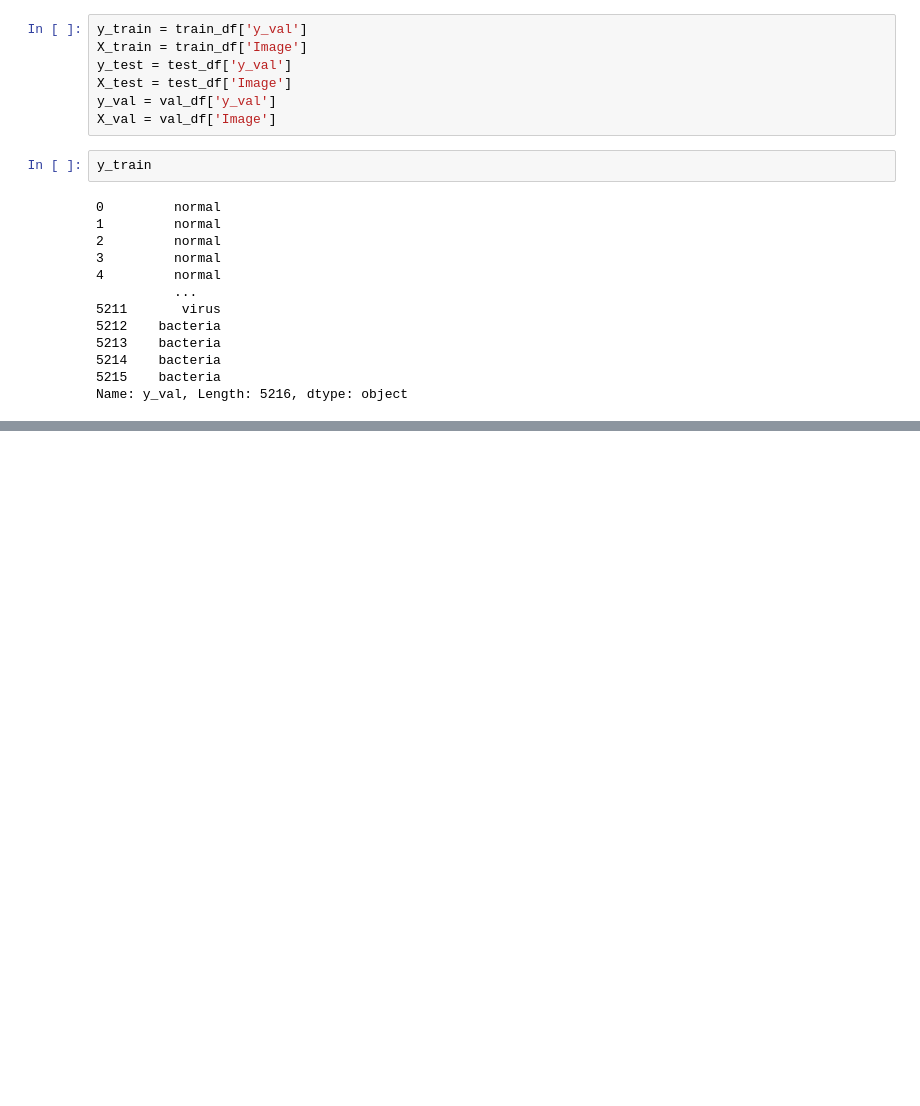
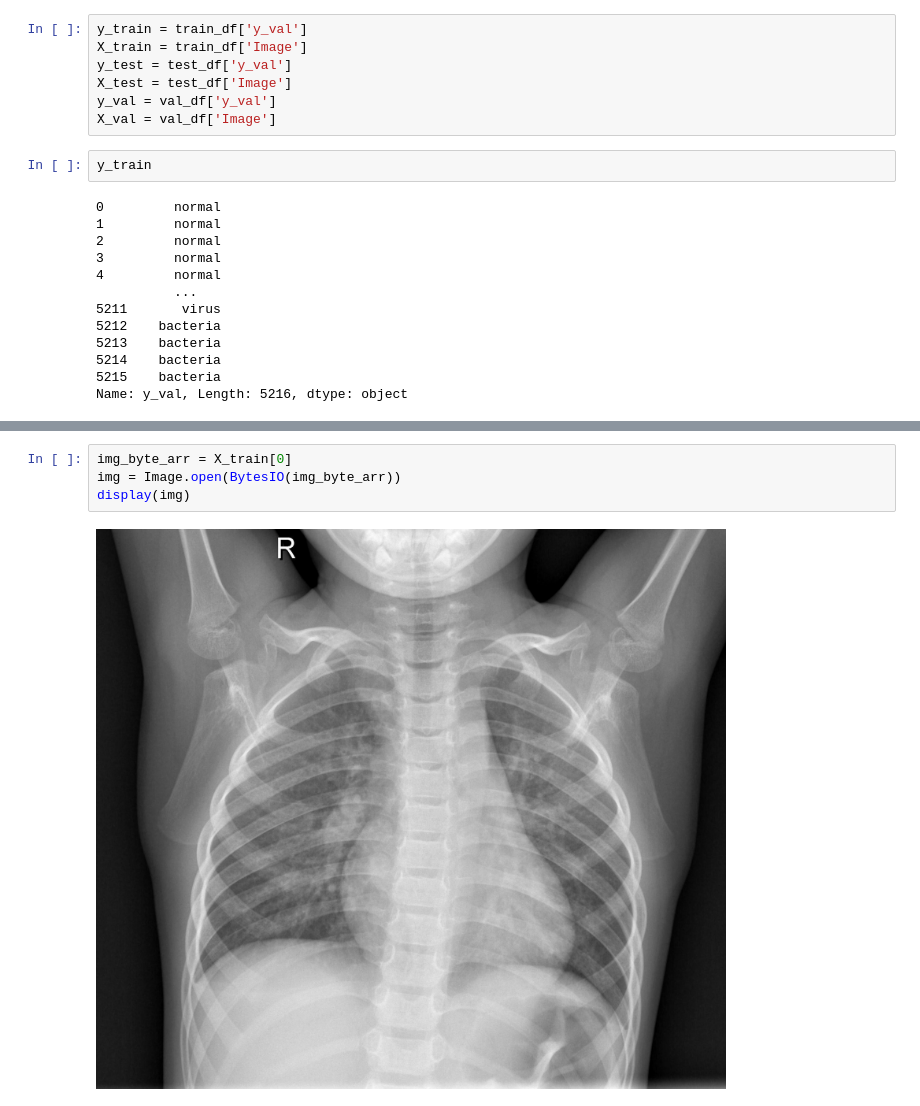
Before and after one commit to johan-preus/ml-project-3, a Jupyter notebook: johan-initial-notebook.ipynb, the cells around one changed output, grey strips where cells are left out. Drawn from its saved outputs; the diff is of its cells as text; blank space fills up the shorter version.

```diff
--- a/johan-initial-notebook.ipynb
+++ b/johan-initial-notebook.ipynb
@@ -159,0 +180,6 @@ Name: y_val, Length: 5216, dtype: object
+# %%
+img_byte_arr = X_train[0]
+img = Image.open(BytesIO(img_byte_arr))
+display(img)
+# %% [output]
+[figure, added]
```
Also changed, not shown: parts of 9 cells of this notebook.
